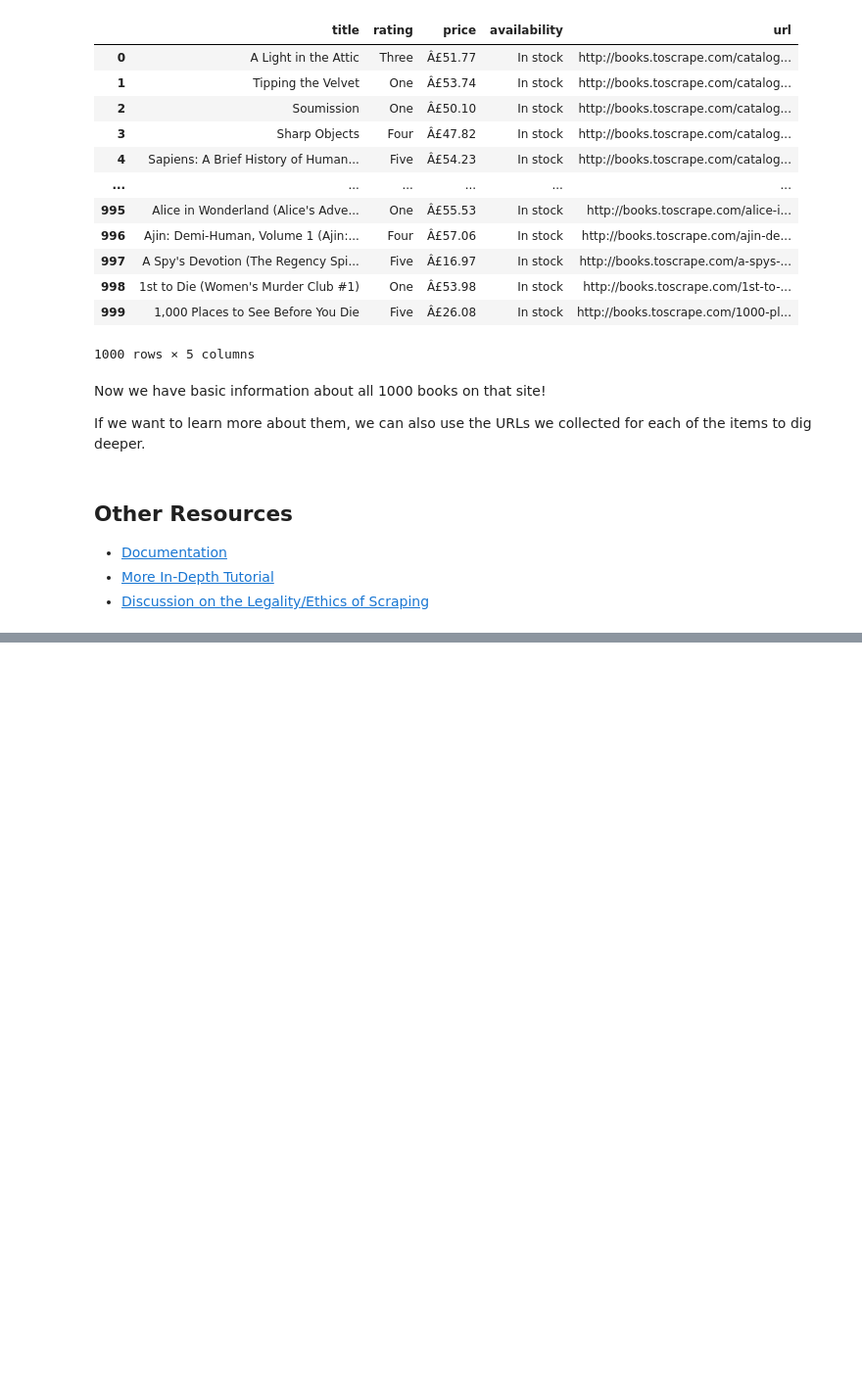
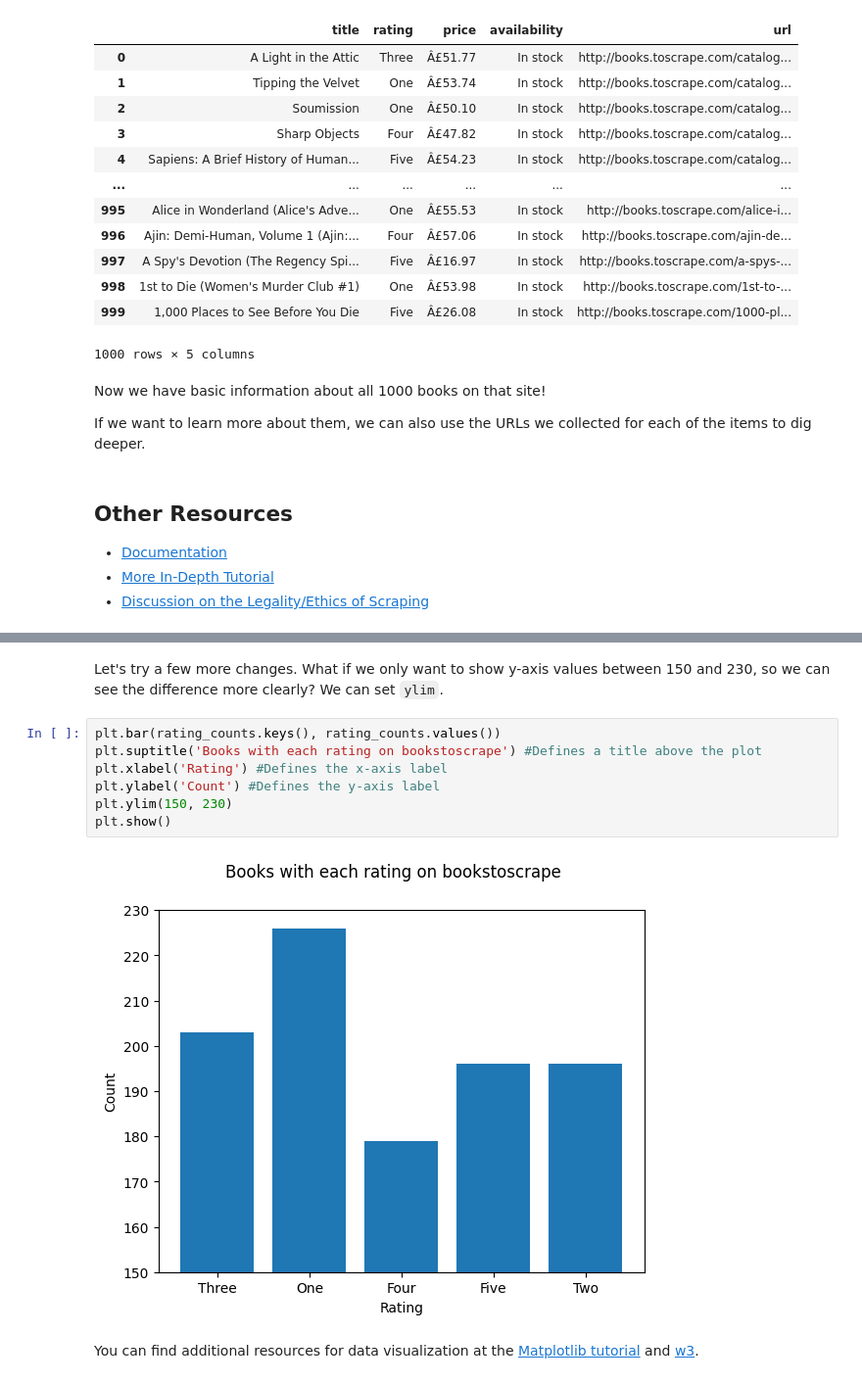
Before and after one commit to harvard-digital-history/Introduction-to-Python, a Jupyter notebook: Other/pandas_beautifulsoup.ipynb, the cells around one changed output, grey strips where cells are left out. Shown at 98% size. Cells and saved outputs as stored; diff of their text form; blank space fills up the shorter version.

```diff
--- a/Other/pandas_beautifulsoup.ipynb
+++ b/Other/pandas_beautifulsoup.ipynb
@@ -659,0 +692,13 @@ If we want to learn more about them, we can also use the URLs we collected for e
+# %% [markdown]
+Let's try a few more changes. What if we only want to show y-axis values between 150 and 230, so we can see the difference more clearly? We can set `ylim`.
+# %%
+plt.bar(rating_counts.keys(), rating_counts.values())
+plt.suptitle('Books with each rating on bookstoscrape') #Defines a title above the plot
+plt.xlabel('Rating') #Defines the x-axis label
+plt.ylabel('Count') #Defines the y-axis label
+plt.ylim(150, 230)
+plt.show()
+# %% [output]
+[figure, added]
+# %% [markdown]
+You can find additional resources for data visualization at the [Matplotlib tutorial](https://matplotlib.org/stable/tutorials/index.html) and [w3](https://www.w3schools.com/python/matplotlib_intro.asp).
```
Also changed, not shown: parts of 8 cells of this notebook.
